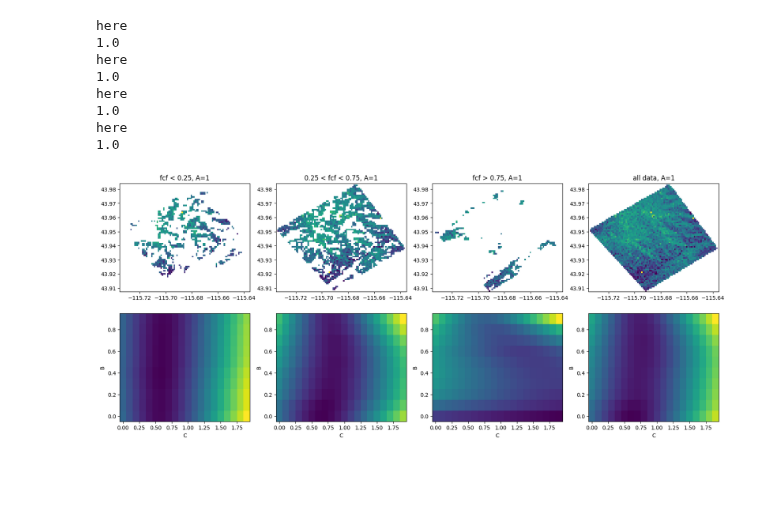
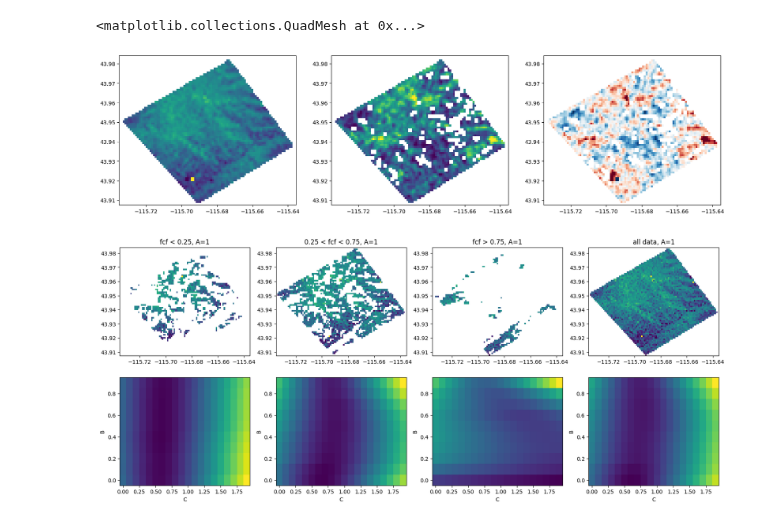
Before and after one commit to SnowEx/spicy-snow, a Jupyter notebook: scripts/optimize/param_opt-devon.ipynb, the cells around one changed output. Drawn from its saved outputs; the diff is of its cells as text; code cells hidden in the pictures; blank space fills up the shorter version.

```diff
--- a/scripts/optimize/param_opt-devon.ipynb
+++ b/scripts/optimize/param_opt-devon.ipynb
@@ -72,51 +130,25 @@ for f in files[8:]:
 # %%
-A = np.arange(1, 1.1, 0.5)
-B = np.arange(0, 1, 0.1)
-C = np.arange(0, 2, 0.1)
+# dataset_lowf = dataset.where((dataset.fcf<0.25))
+# dataset_midf = dataset.where((dataset.fcf<0.75) & (dataset.fcf>0.25))
+# dataset_highf = dataset.where((dataset.fcf>0.75))
 
-dataset_lowf = dataset.where((dataset.fcf<0.25))
-dataset_midf = dataset.where((dataset.fcf<0.75) & (dataset.fcf>0.25))
-dataset_highf = dataset.where((dataset.fcf>0.75))
+# all_datasets = [dataset_lowf, dataset_midf, dataset_highf, dataset]
+# all_rmse_datasets = list()
 
-all_datasets = [dataset_lowf, dataset_midf, dataset_highf, dataset]
-all_rmse_datasets = list()
+#         for row in dfC.iterrows():
+#                 rmse_wet_flag.loc[a, b, row[1].C] = row[1].rmse_wet
+#                 rmse_no_flag.loc[a, b, row[1].C] = row[1].rmse
 
-for data in all_datasets:
-    print('here')
-
-    rmse_wet_flag = xr.DataArray(np.empty((len(A), len(B), len(C)))*np.nan,
-                        coords=(A, B, C), dims=('A','B','C'))
-    rmse_no_flag = xr.DataArray(np.empty((len(A), len(B), len(C)))*np.nan,
-                            coords=(A, B, C), dims=('A','B','C'))
-
-    for a in A:
-        print(a)
-        dsA = calc_delta_cross_ratio(data, A=a, inplace=False)
-        for b in B:
-            dsB = change_b(dsA, b)
-            dfC = pd.DataFrame({'C':C})
-
-            ddf = dd.from_pandas(dfC, npartitions=8)
-            output_series = ddf.apply(add_s1_depths, axis=1, result_type='expand', meta=({0: float, 1: float}))
-            output_series = output_series.compute()
-
-            dfC['rmse_wet'] = output_series[0]
-            dfC['rmse'] = output_series[1]
-
-            for row in dfC.iterrows():
-                rmse_wet_flag.loc[a, b, row[1].C] = row[1].rmse_wet
-                rmse_no_flag.loc[a, b, row[1].C] = row[1].rmse
-
-    all_rmse_datasets.append(rmse_wet_flag)
+#     all_rmse_datasets.append(rmse_wet_flag)
-# %% [output]
-here
-1.0
-here
-1.0
-here
-1.0
-here
-1.0
+# %%
+fig, ax = plt.subplots(1,3,figsize = (20,5))
+
+ax[0].pcolormesh(closest_ds.x, closest_ds.y, lidar, vmin = 0, vmax = 4)
+ax[1].pcolormesh(closest_ds.x, closest_ds.y, s1, vmin = 0, vmax = 4)
+ax[2].pcolormesh(closest_ds.x, closest_ds.y, lidar - s1, vmin = -2, vmax = 2, cmap = 'RdBu')
+# %% [output]
+<matplotlib.collections.QuadMesh at 0x...>
+[figure, added]
 # %%
 fig, ax = plt.subplots(2,4, figsize = (20,8))
 titles = ['fcf < 0.25, A=1', '0.25 < fcf < 0.75, A=1', 'fcf > 0.75, A=1', 'all data, A=1']
```
Also changed, not shown: parts of 6 cells of this notebook, 2 other files.
